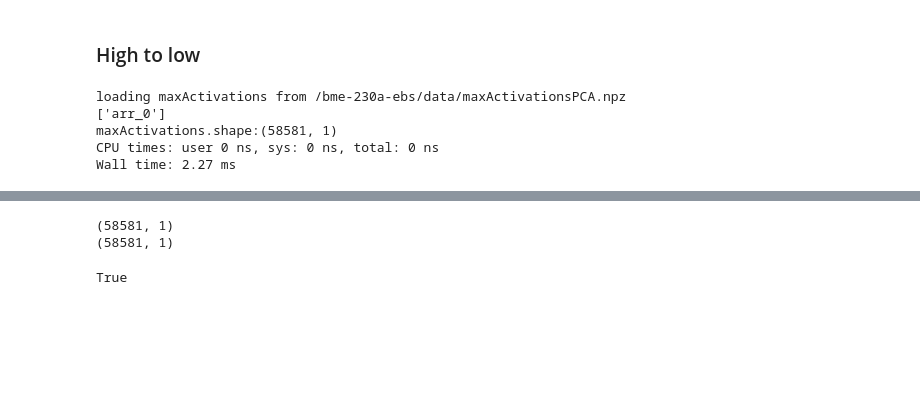
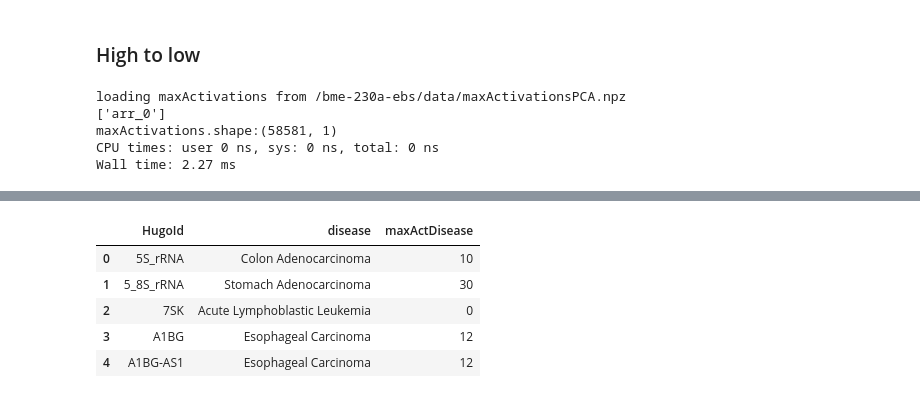
Before and after one commit to AEDWIP/BME-230a, a Jupyter notebook: dimensionaltyReducedDiseaseTypeClassifier.ipynb, the cells around one changed output, grey strips where cells are left out. Saved outputs shown, nothing was run; the diff lists cells and outputs as text; code cells hidden in the pictures; blank space fills up the shorter version.

```diff
--- a/dimensionaltyReducedDiseaseTypeClassifier.ipynb
+++ b/dimensionaltyReducedDiseaseTypeClassifier.ipynb
@@ -397,13 +381,21 @@ Wall time: 17min 46s
-# %%
-print(maxActivations.shape)
-print(aedwipMaxActivations.shape)
-np.array_equal(maxActivations, aedwipMaxActivations)
-# %% [output]
-(58581, 1)
-(58581, 1)
-True
 # %%
 %%capture --no-display
 # turn off deprecation warnings
 # https://ipython.readthedocs.io/en/stable/interactive/magics.html?highlight=capture#cellmagic-capture
 disease = diseaseLabelEncoder.inverse_transform(maxActivations.astype(int))
+# %%
+dataDict = {
+    "HugoId": hugoIds,
+    "disease": disease.flatten(),
+    "maxActDisease": maxActivations.astype(int).flatten()
+}
+
+activationDF = pd.DataFrame(data=dataDict)
+activationDF.head()
+# %% [output]
+|  | HugoId | disease | maxActDisease |
+| 0 | 5S_rRNA | Colon Adenocarcinoma | 10 |
+| 1 | 5_8S_rRNA | Stomach Adenocarcinoma | 30 |
+| 2 | 7SK | Acute Lymphoblastic Leukemia | 0 |
+| 3 | A1BG | Esophageal Carcinoma | 12 |
+| 4 | A1BG-AS1 | Esophageal Carcinoma | 12 |
```
Also changed, not shown: parts of 6 cells of this notebook, 2 other files.
